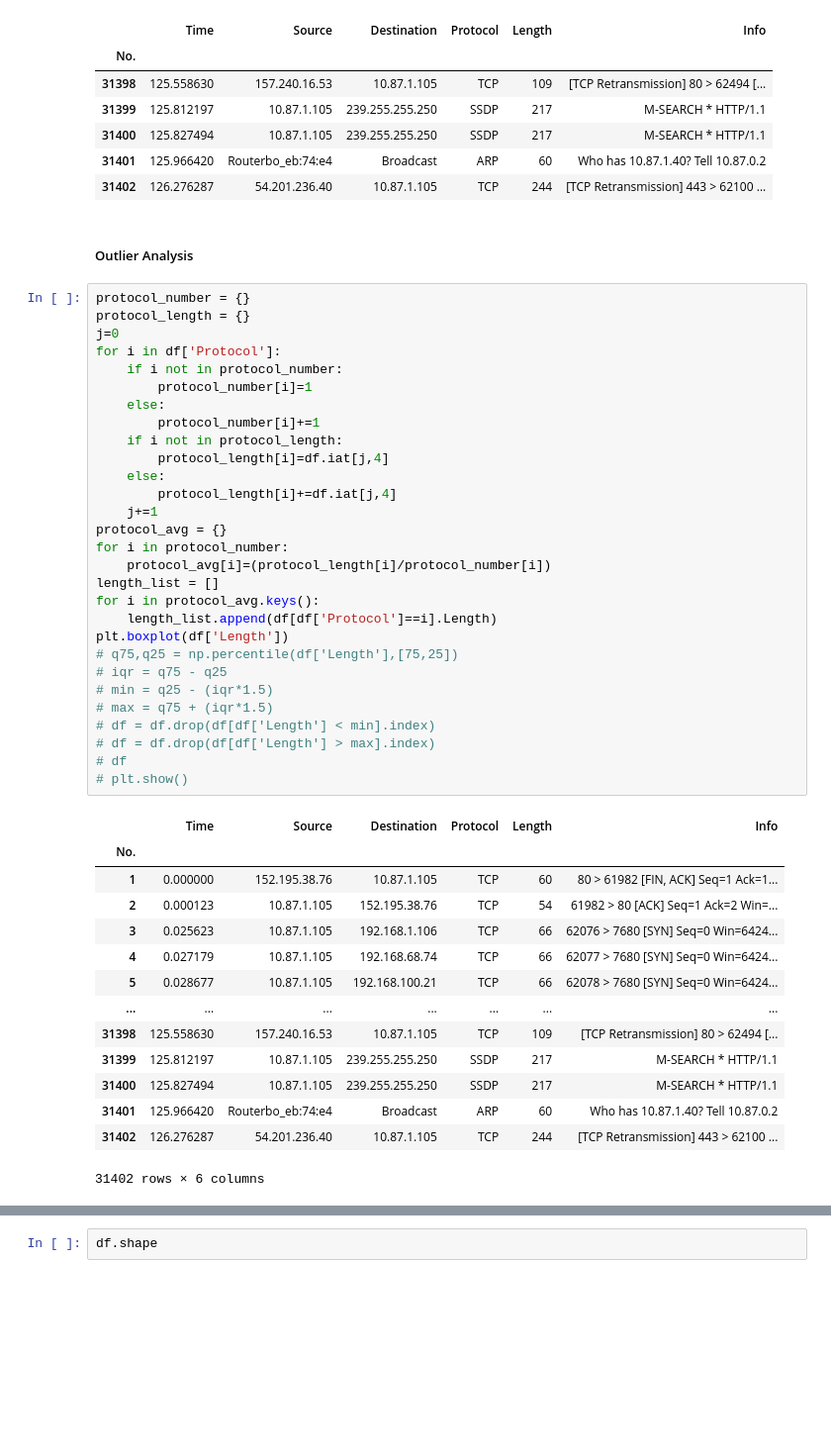
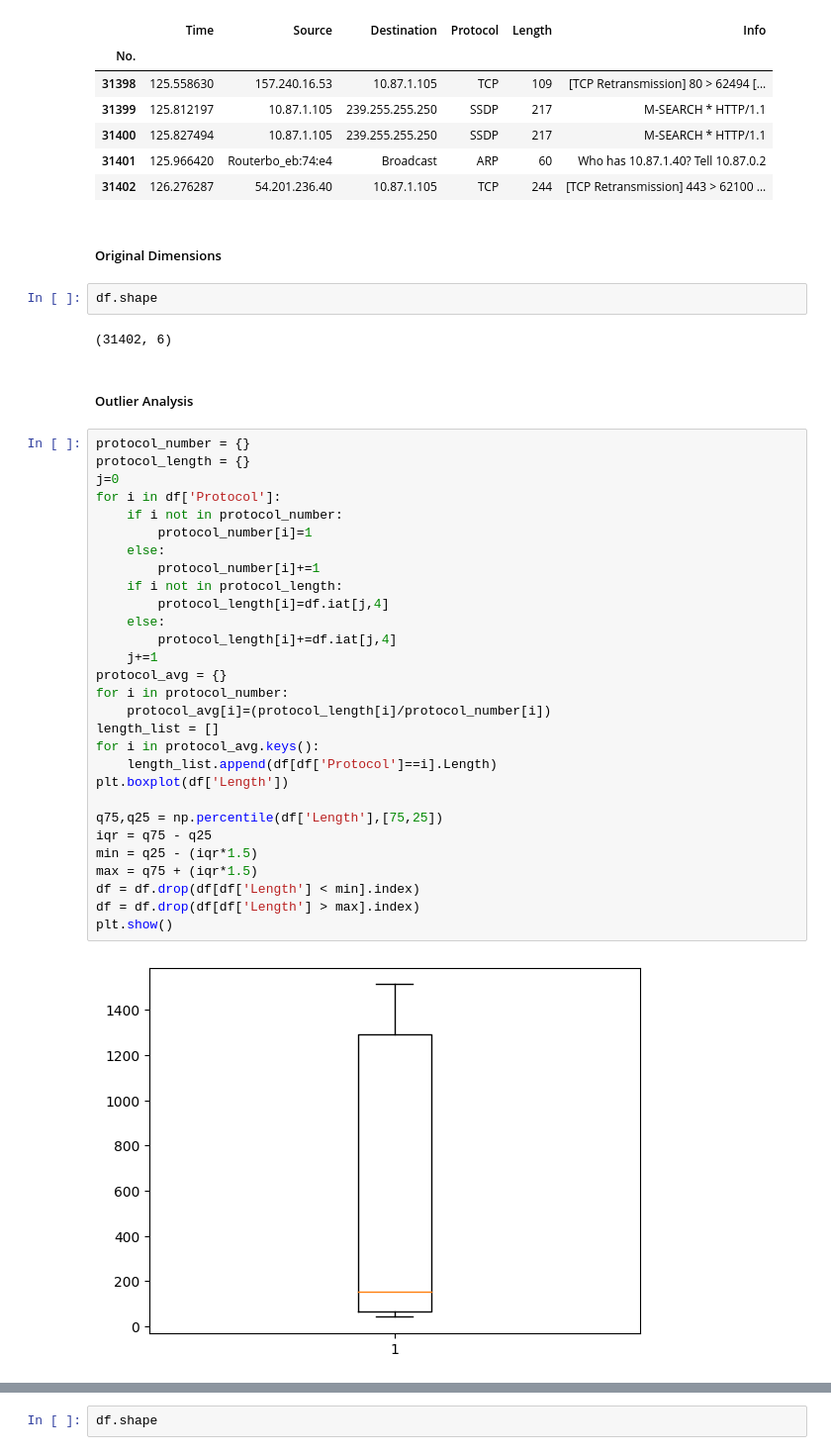
Before and after one commit to RampageousRJ/Network-Traffic-Analysis, a Jupyter notebook: traffic_data.ipynb, the cells around one changed output, grey strips where cells are left out. Shown: that part at 99% size. Drawn from its saved outputs; the diff is of its cells as text; blank space fills up the shorter version.

```diff
--- a/traffic_data.ipynb
+++ b/traffic_data.ipynb
@@ -61,50 +48,43 @@ df.tail()
 | 31400 | 125.827494 | 10.87.1.105 | 239.255.255.250 | SSDP | 217 | M-SEARCH * HTTP/1.1 |
 | 31401 | 125.966420 | Routerbo_eb:74:e4 | Broadcast | ARP | 60 | Who has 10.87.1.40? Tell 10.87.0.2 |
 | 31402 | 126.276287 | 54.201.236.40 | 10.87.1.105 | TCP | 244 | [TCP Retransmission] 443 > 62100 ... |
+# %% [markdown]
+##### Original Dimensions
+# %%
+df.shape
+# %% [output]
+(31402, 6)
 # %% [markdown]
 ##### Outlier Analysis
 # %%
 protocol_number = {}
 protocol_length = {}
 j=0
 for i in df['Protocol']:
     if i not in protocol_number:
         protocol_number[i]=1
     else:
         protocol_number[i]+=1
     if i not in protocol_length:
         protocol_length[i]=df.iat[j,4]
     else:
         protocol_length[i]+=df.iat[j,4]
     j+=1
 protocol_avg = {}
 for i in protocol_number:
     protocol_avg[i]=(protocol_length[i]/protocol_number[i])
 length_list = []
 for i in protocol_avg.keys():
     length_list.append(df[df['Protocol']==i].Length)
 plt.boxplot(df['Length'])
-# q75,q25 = np.percentile(df['Length'],[75,25])
-# iqr = q75 - q25
-# min = q25 - (iqr*1.5)
-# max = q75 + (iqr*1.5)
-# df = df.drop(df[df['Length'] < min].index)
-# df = df.drop(df[df['Length'] > max].index)
-# df
-# plt.show()
+
+q75,q25 = np.percentile(df['Length'],[75,25])
+iqr = q75 - q25
+min = q25 - (iqr*1.5)
+max = q75 + (iqr*1.5)
+df = df.drop(df[df['Length'] < min].index)
+df = df.drop(df[df['Length'] > max].index)
+plt.show()
 # %% [output]
-|  | Time | Source | Destination | Protocol | Length | Info |
-| No. |  |  |  |  |  |  |
-| 1 | 0.000000 | 152.195.38.76 | 10.87.1.105 | TCP | 60 | 80 > 61982 [FIN, ACK] Seq=1 Ack=1... |
-| 2 | 0.000123 | 10.87.1.105 | 152.195.38.76 | TCP | 54 | 61982 > 80 [ACK] Seq=1 Ack=2 Win=... |
-| 3 | 0.025623 | 10.87.1.105 | 192.168.1.106 | TCP | 66 | 62076 > 7680 [SYN] Seq=0 Win=6424... |
-| 4 | 0.027179 | 10.87.1.105 | 192.168.68.74 | TCP | 66 | 62077 > 7680 [SYN] Seq=0 Win=6424... |
-| 5 | 0.028677 | 10.87.1.105 | 192.168.100.21 | TCP | 66 | 62078 > 7680 [SYN] Seq=0 Win=6424... |
-| ... | ... | ... | ... | ... | ... | ... |
-| 31398 | 125.558630 | 157.240.16.53 | 10.87.1.105 | TCP | 109 | [TCP Retransmission] 80 > 62494 [... |
-| 31399 | 125.812197 | 10.87.1.105 | 239.255.255.250 | SSDP | 217 | M-SEARCH * HTTP/1.1 |
-| 31400 | 125.827494 | 10.87.1.105 | 239.255.255.250 | SSDP | 217 | M-SEARCH * HTTP/1.1 |
-| 31401 | 125.966420 | Routerbo_eb:74:e4 | Broadcast | ARP | 60 | Who has 10.87.1.40? Tell 10.87.0.2 |
-| 31402 | 126.276287 | 54.201.236.40 | 10.87.1.105 | TCP | 244 | [TCP Retransmission] 443 > 62100 ... |
-31402 rows × 6 columns
+[figure, added]
 # %% [markdown]
```
Also changed, not shown: parts of 17 cells of this notebook.
